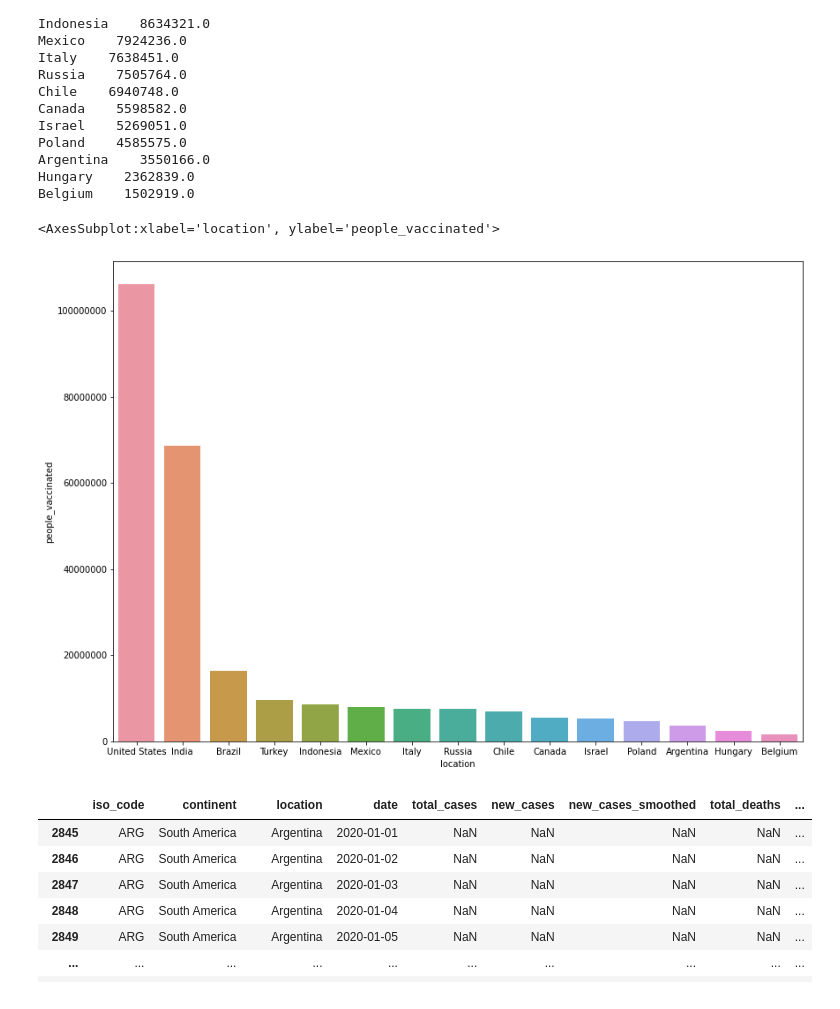
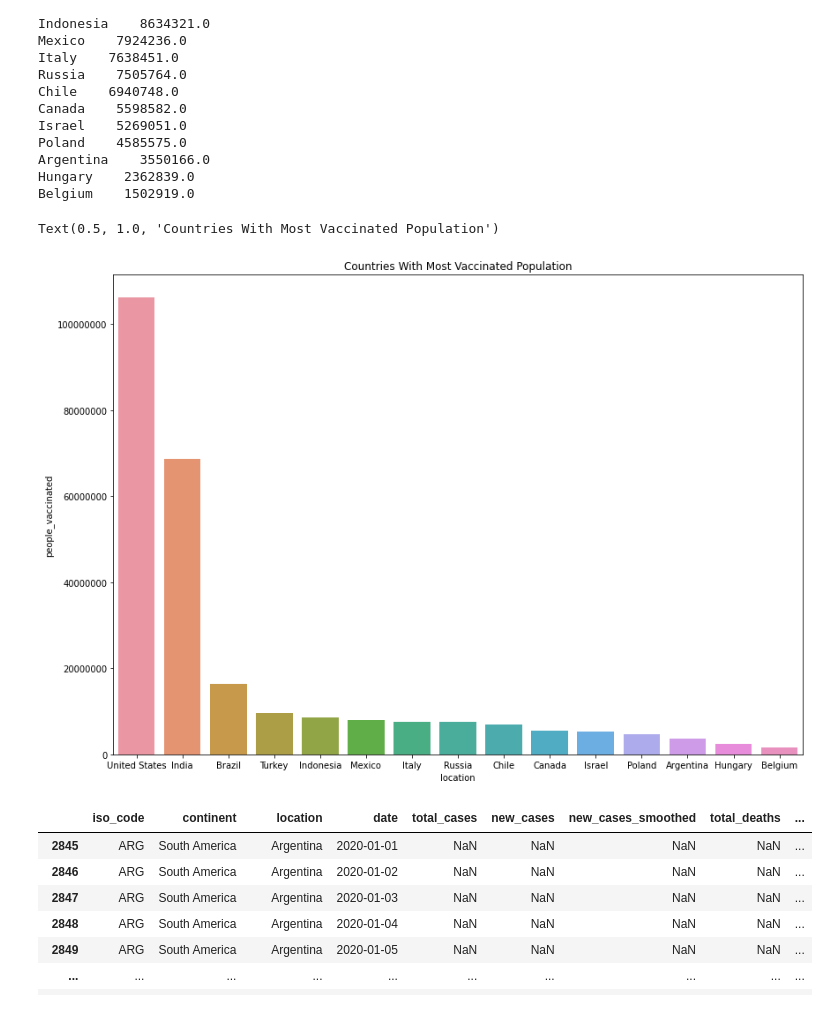
Before and after one commit to jonvolfson/DS2500Project, a Jupyter notebook: main.ipynb, the cells around one changed output. Saved outputs shown, nothing was run; the diff lists cells and outputs as text; code cells hidden in the pictures.

```diff
--- a/main.ipynb
+++ b/main.ipynb
@@ -80,11 +80,11 @@ Belgium    1502919.0
 # %%
 # TODO: title
 fig, scatter = plt.subplots(figsize = (14,10))
 plt.ticklabel_format(style='plain', axis='y')
-sns.barplot(x="location", y="people_vaccinated", data=df_top_15_most_vaccinated)
+sns.barplot(x="location", y="people_vaccinated", data=df_top_15_most_vaccinated).set_title('Countries With Most Vaccinated Population')
 # %% [output]
-<AxesSubplot:xlabel='location', ylabel='people_vaccinated'>
+Text(0.5, 1.0, 'Countries With Most Vaccinated Population')
-[figure, old version]
+[figure, new version]
 # %%
 df_new = data[data['location'].apply(lambda x: x in df_top_15_most_vaccinated['location'].values.flatten())]
 df_new
```
Also changed, not shown: parts of 3 cells of this notebook.
